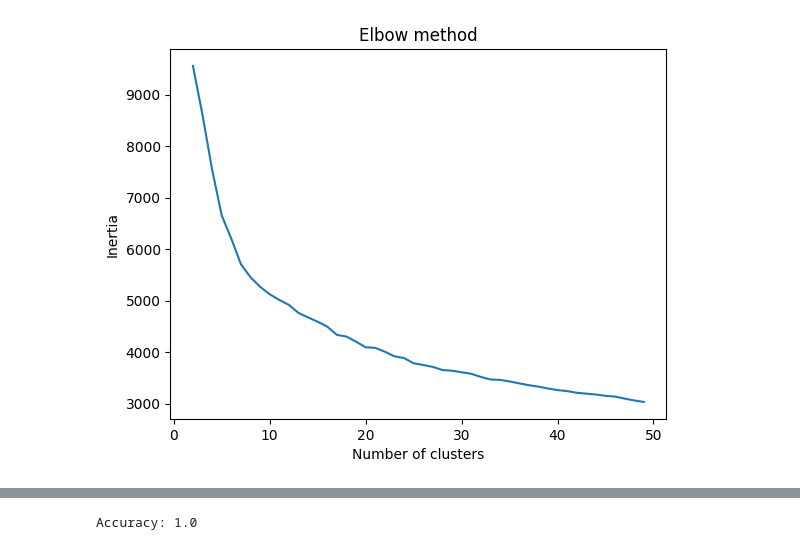
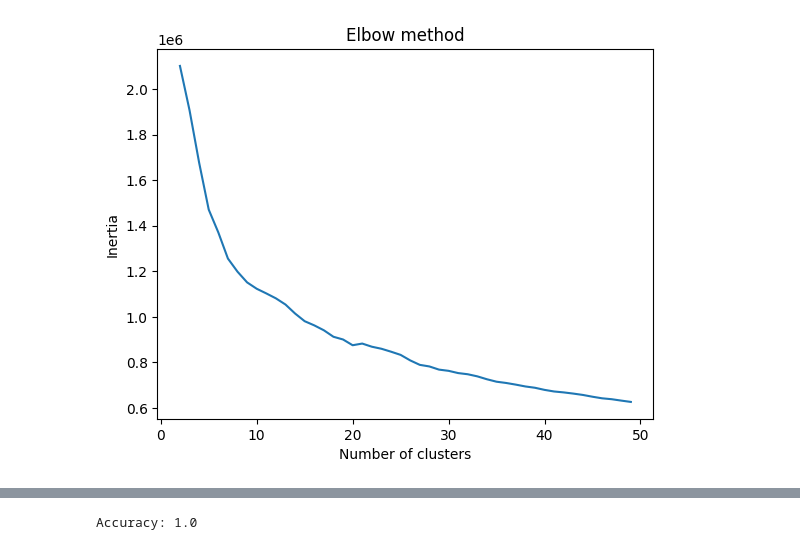
Before and after one commit to VZjunyang/Molecule-Retrieval, a Jupyter notebook: research/clustering.ipynb, the cells around one changed output, grey strips where cells are left out. Cells and saved outputs as stored; diff of their text form; code cells hidden in the pictures.

```diff
--- a/research/clustering.ipynb
+++ b/research/clustering.ipynb
@@ -88,29 +88,33 @@ for batch in data_loader:
 graphs_embedding = torch.cat(graphs_embedding, dim=0)
 texts_embedding = torch.cat(texts_embedding, dim=0)
 # %%
-graph_df = pd.DataFrame(graphs_embedding.numpy(), columns=[f'graph_emb_{i}' for i in range(graphs_embedding.shape[1])])
-text_df = pd.DataFrame(texts_embedding.numpy(), columns=[f'text_emb_{i}' for i in range(texts_embedding.shape[1])])
+texts = pd.DataFrame(val_dataset.description)
+graph_df = pd.DataFrame(graphs_embedding.numpy(), columns=[f'graph_emb_{i}' for i in range(graphs_embedding.shape[1])], index=texts.index)
+text_df = pd.DataFrame(texts_embedding.numpy(), columns=[f'text_emb_{i}' for i in range(texts_embedding.shape[1])], index=texts.index)
+# %%
+graphs_embedding_normalized = (graph_df - graph_df.mean()) / graph_df.std()
+texts_embedding_normalized = (text_df - text_df.mean()) / text_df.std()
 # %%
 from sklearn.manifold import TSNE
 from sklearn.decomposition import PCA
 from sklearn.cluster import KMeans
 import matplotlib.pyplot as plt
 
-pca = PCA(n_components=300, random_state=42)
-pca_graphs = pca.fit_transform(graphs_embedding)
+pca = PCA(n_components=30, random_state=42)
+pca_graphs = pca.fit_transform(graphs_embedding_normalized)
 
 # elbow method to find the optimal number of clusters
 inertia = []
 for k in range(2, 50):
     kmeans = KMeans(n_clusters=k, random_state=42)
     kmeans.fit(pca_graphs)
     inertia.append(kmeans.inertia_)
 
 plt.plot(range(2, 50), inertia)
 plt.xlabel('Number of clusters')
 plt.ylabel('Inertia')
 plt.title('Elbow method')
 plt.show()
 # %% [output]
-[figure, old version]
+[figure, new version]
 # %%
```
Also changed, not shown: parts of 9 cells of this notebook, 6 other files.
